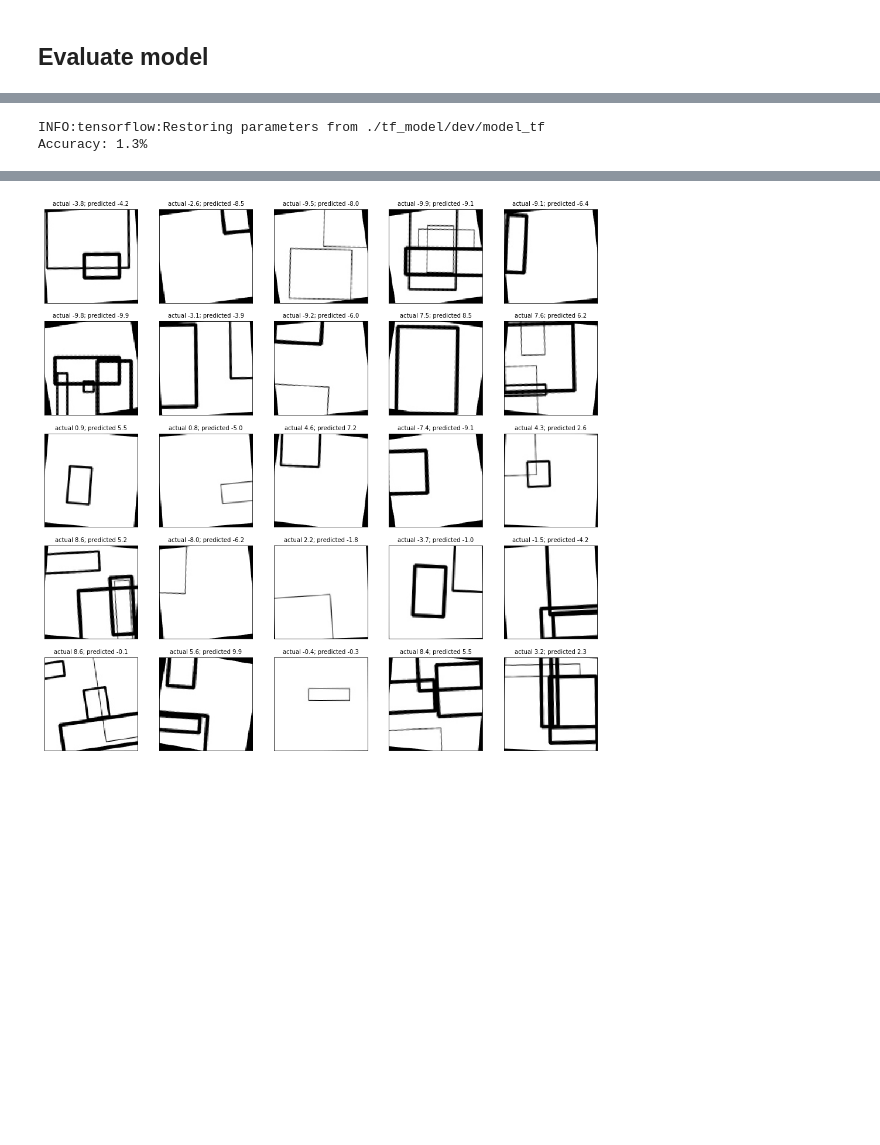
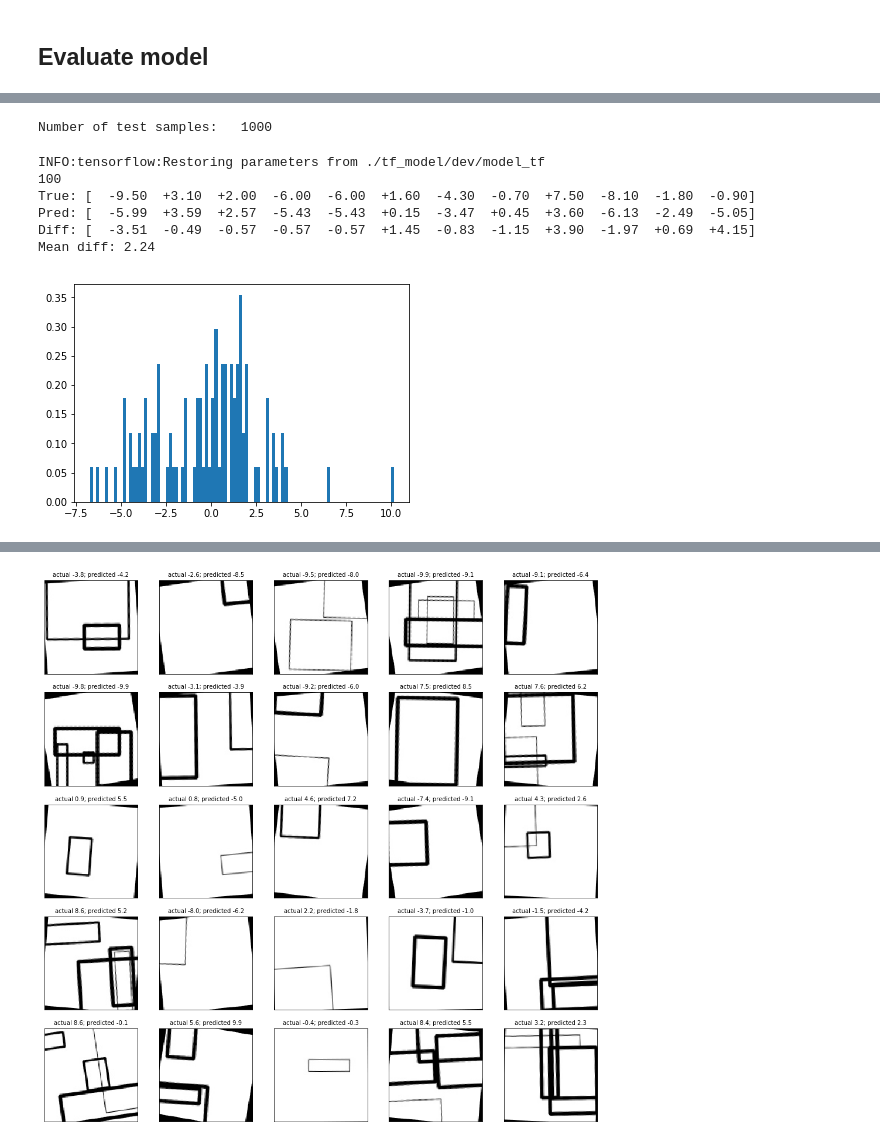
Before and after one commit to feklistoff/Guess-Angle-CNN-Project, a Jupyter notebook: model_tf.ipynb, the cells around one changed output, grey strips where cells are left out. Cells and saved outputs as stored; diff of their text form; code cells hidden in the pictures; blank space fills up the shorter version.

```diff
--- a/model_tf.ipynb
+++ b/model_tf.ipynb
@@ -353,13 +219,38 @@ test_angles = data['test_angles']
-# %%
-# evaluate model
-with tf.Session() as sess:
-    loader = tf.train.import_meta_graph('./tf_model/dev/model_tf.meta')
-    loader.restore(sess, tf.train.latest_checkpoint('./tf_model/dev'))
-    _, test_acc = evaluate(test_imgs, test_angles)
-    print("Accuracy: {:.1f}%".format(test_acc*100))
-# %% [output]
-INFO:tensorflow:Restoring parameters from ./tf_model/dev/model_tf
-Accuracy: 1.3%
+# %%
+batch_size = 100
+data_test  = DataSet(angles_test, samples_test, 'test', batch_size=batch_size)
+print("Number of test samples:  ", len(data_test.sample_paths))
+# %% [output]
+Number of test samples:   1000
+# %%
+# evaluate model
+with tf.Session() as sess:
+    loader = tf.train.import_meta_graph('./tf_model/dev/model_tf.meta')
+    loader.restore(sess, tf.train.latest_checkpoint('./tf_model/dev'))
+
+    test_batch_imgs, test_batch_lbls = data_test.get_next_batch()
+    print(len(test_batch_imgs))
+
+    predictions = sess.run(prediction, feed_dict={images_ph: test_batch_imgs,
+                                                  angles_ph: test_batch_lbls})
+    # print(predictions)
+    def print_values(title, values):
+        s = "".join(["%+7.2f" % v for v in values])
+        print(title + "[%s]" % s)
+    print_values("True: ", test_batch_lbls[:12])
+    print_values("Pred: ", predictions[:12])
+    print_values("Diff: ", test_batch_lbls[:12]-predictions[:12])
+    print("Mean diff: %.2f" % np.mean(np.abs(test_batch_lbls-predictions)))
+    plt.hist(predictions-test_batch_lbls, bins=100, normed=True)
+    plt.show()
+# %% [output]
+INFO:tensorflow:Restoring parameters from ./tf_model/dev/model_tf
+100
+True: [  -9.50  +3.10  +2.00  -6.00  -6.00  +1.60  -4.30  -0.70  +7.50  -8.10  -1.80  -0.90]
+Pred: [  -5.99  +3.59  +2.57  -5.43  -5.43  +0.15  -3.47  +0.45  +3.60  -6.13  -2.49  -5.05]
+Diff: [  -3.51  -0.49  -0.57  -0.57  -0.57  +1.45  -0.83  -1.15  +3.90  -1.97  +0.69  +4.15]
+Mean diff: 2.24
+[figure, added]
 # %%
 random.seed(7)
 idx = []
```
Also changed, not shown: parts of 27 cells of this notebook, 1 other file.
